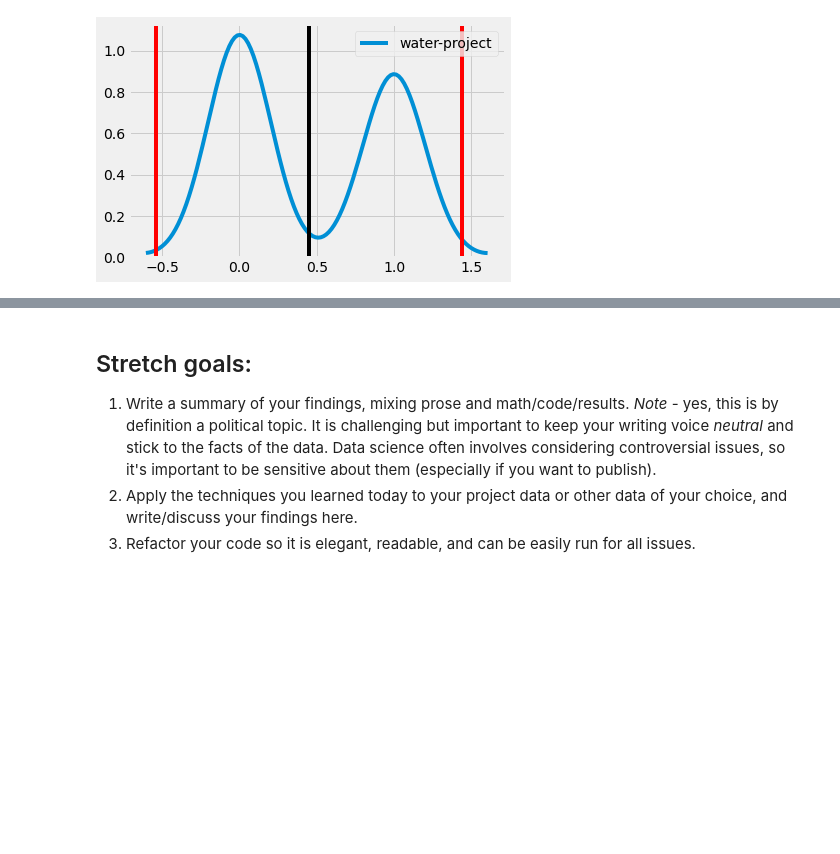
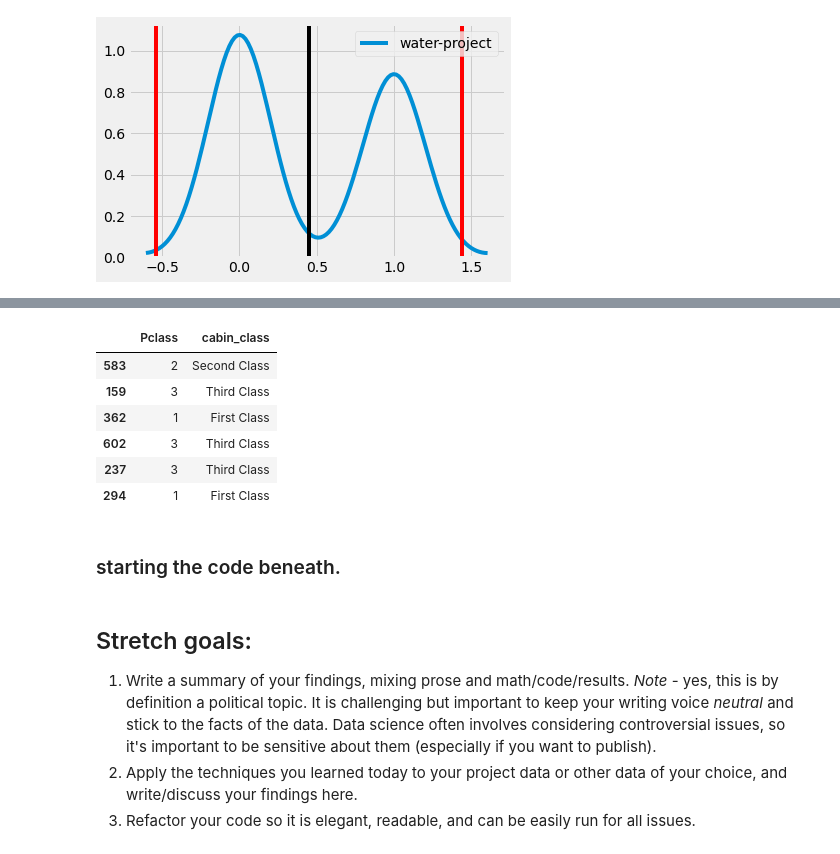
Before and after one commit to rawalk/DS-Unit-1-Sprint-2-Statistics, a Jupyter notebook: module2/LS_DS_122_Sampling_Confidence_Intervals_and_Hypothesis_Testing_Assignment.ipynb, the cells around one changed output, grey strips where cells are left out. Cells and saved outputs as stored; diff of their text form; code cells hidden in the pictures; blank space fills up the shorter version.

```diff
--- a/module2/LS_DS_122_Sampling_Confidence_Intervals_and_Hypothesis_Testing_Assignment.ipynb
+++ b/module2/LS_DS_122_Sampling_Confidence_Intervals_and_Hypothesis_Testing_Assignment.ipynb
@@ -150,3 +195,19 @@ plt.axvline(x=demo_vote_info['water-project'].mean(), color='k');
+# %%
+# Pclass is a categorical variable.
+# the dictionary for that is : 1 = First Class, 2 = Second Class, 3 = Third Class.
+
+t_df['cabin_class'] = t_df['Pclass'].map({1:'First Class', 2:'Second Class', 3:'Third Class'})
+t_df[['Pclass', 'cabin_class']].sample(6)
+# %% [output]
+|  | Pclass | cabin_class |
+| 583 | 2 | Second Class |
+| 159 | 3 | Third Class |
+| 362 | 1 | First Class |
+| 602 | 3 | Third Class |
+| 237 | 3 | Third Class |
+| 294 | 1 | First Class |
+# %% [markdown]
+### starting the code beneath.
 # %% [markdown]
 ## Stretch goals:
 
```
Also changed, not shown: parts of 5 cells of this notebook.
